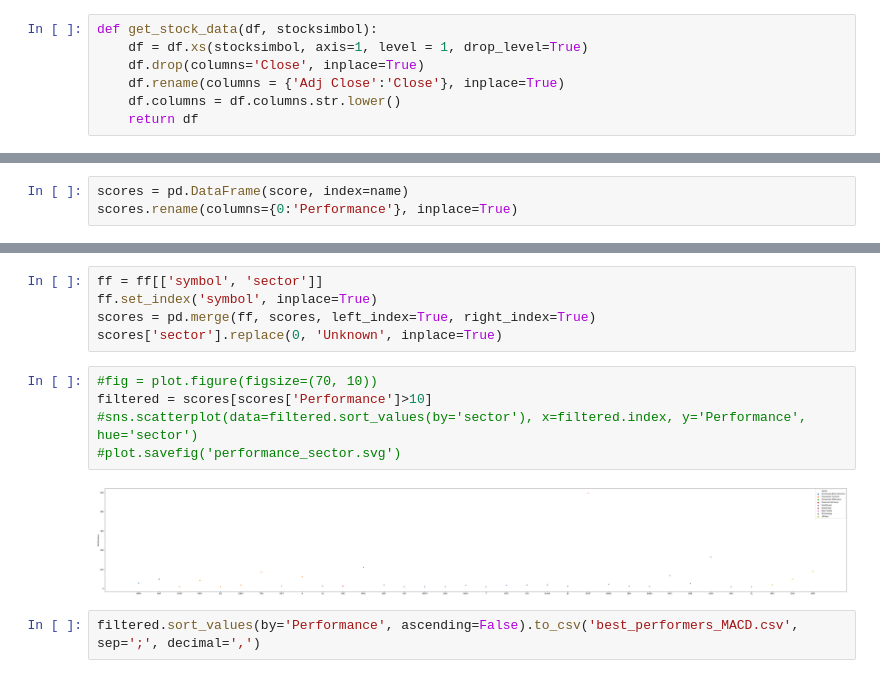
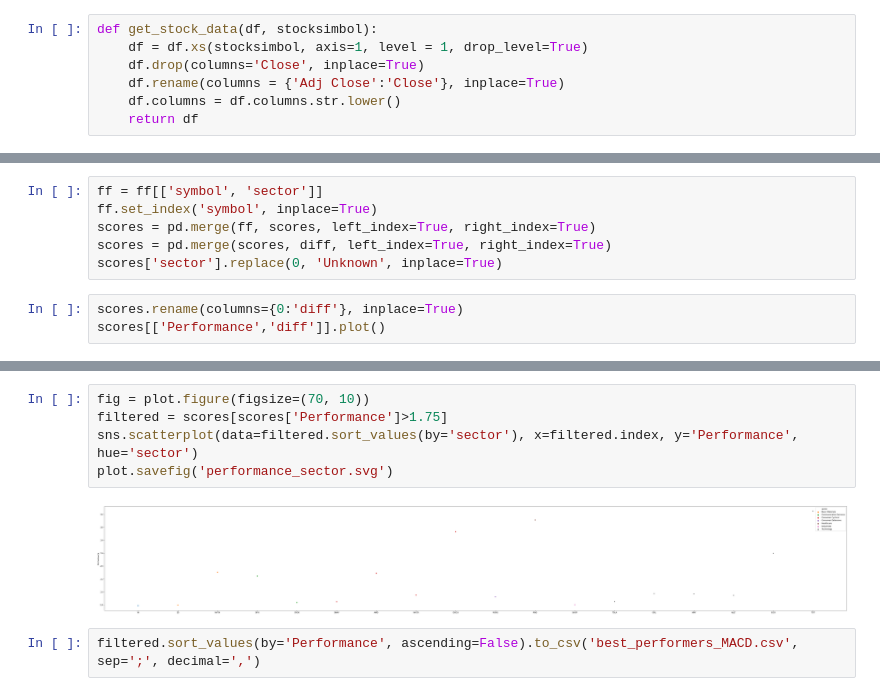
Before and after one commit to wonka929/Revolut_trading, a Jupyter notebook: Stock prices download.ipynb, the cells around one changed output, grey strips where cells are left out. Cells and saved outputs as stored; diff of their text form.

```diff
--- a/Stock prices download.ipynb
+++ b/Stock prices download.ipynb
@@ -310,3 +261,9 @@ for symbol in tqdm(data.columns.get_level_values(1).unique().values):
+# %%
+ff = ff[['symbol', 'sector']]
+ff.set_index('symbol', inplace=True)
+scores = pd.merge(ff, scores, left_index=True, right_index=True)
+scores = pd.merge(scores, diff, left_index=True, right_index=True)
+scores['sector'].replace(0, 'Unknown', inplace=True)
 # %%
-scores = pd.DataFrame(score, index=name)
-scores.rename(columns={0:'Performance'}, inplace=True)
+scores.rename(columns={0:'diff'}, inplace=True)
+scores[['Performance','diff']].plot()
@@ -313,15 +273,10 @@ scores.rename(columns={0:'Performance'}, inplace=True)
-# %%
-ff = ff[['symbol', 'sector']]
-ff.set_index('symbol', inplace=True)
-scores = pd.merge(ff, scores, left_index=True, right_index=True)
-scores['sector'].replace(0, 'Unknown', inplace=True)
 # %%
-#fig = plot.figure(figsize=(70, 10))
-filtered = scores[scores['Performance']>10]
-#sns.scatterplot(data=filtered.sort_values(by='sector'), x=filtered.index, y='Performance', hue='sector')
-#plot.savefig('performance_sector.svg')
+fig = plot.figure(figsize=(70, 10))
+filtered = scores[scores['Performance']>1.75]
+sns.scatterplot(data=filtered.sort_values(by='sector'), x=filtered.index, y='Performance', hue='sector')
+plot.savefig('performance_sector.svg')
 # %% [output]
-[figure, old version]
+[figure, new version]
 # %%
 filtered.sort_values(by='Performance', ascending=False).to_csv('best_performers_MACD.csv', sep=';', decimal=',')
 # %%
```
Also changed, not shown: parts of 15 cells of this notebook, 23 other files.
